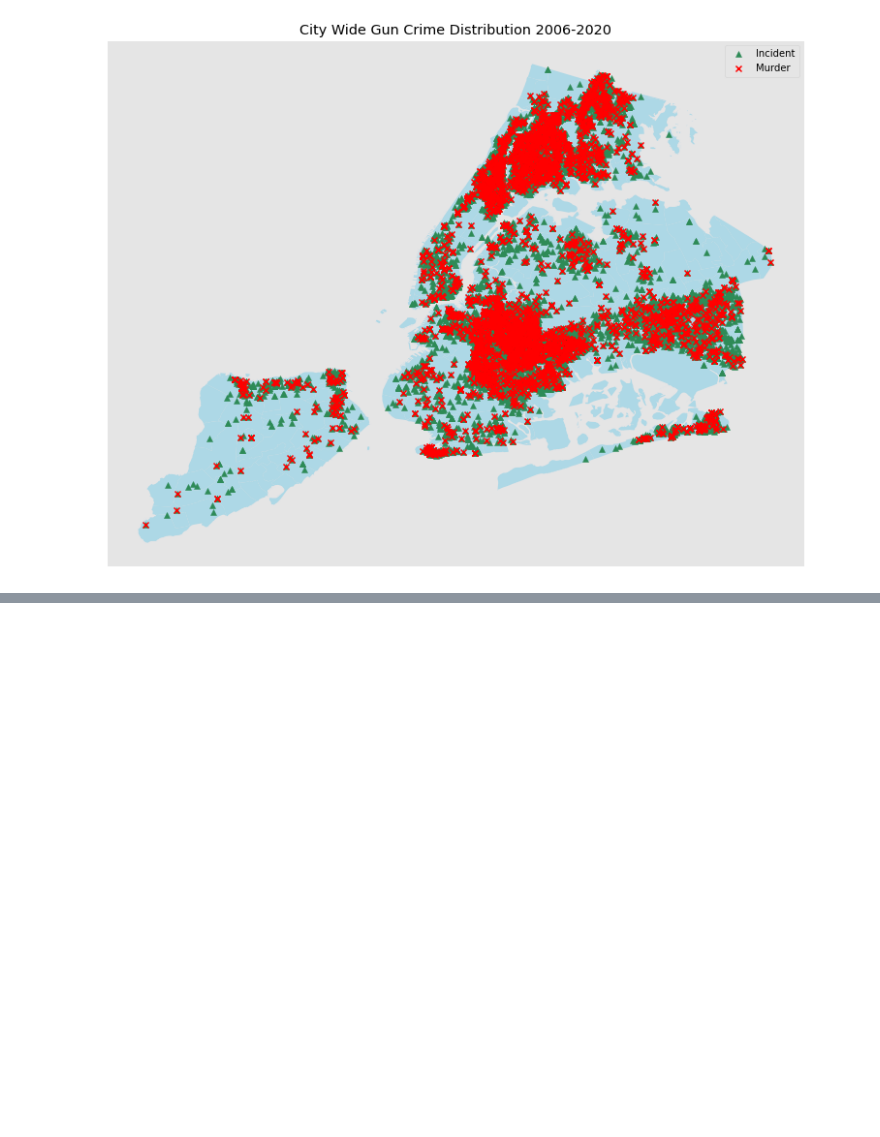
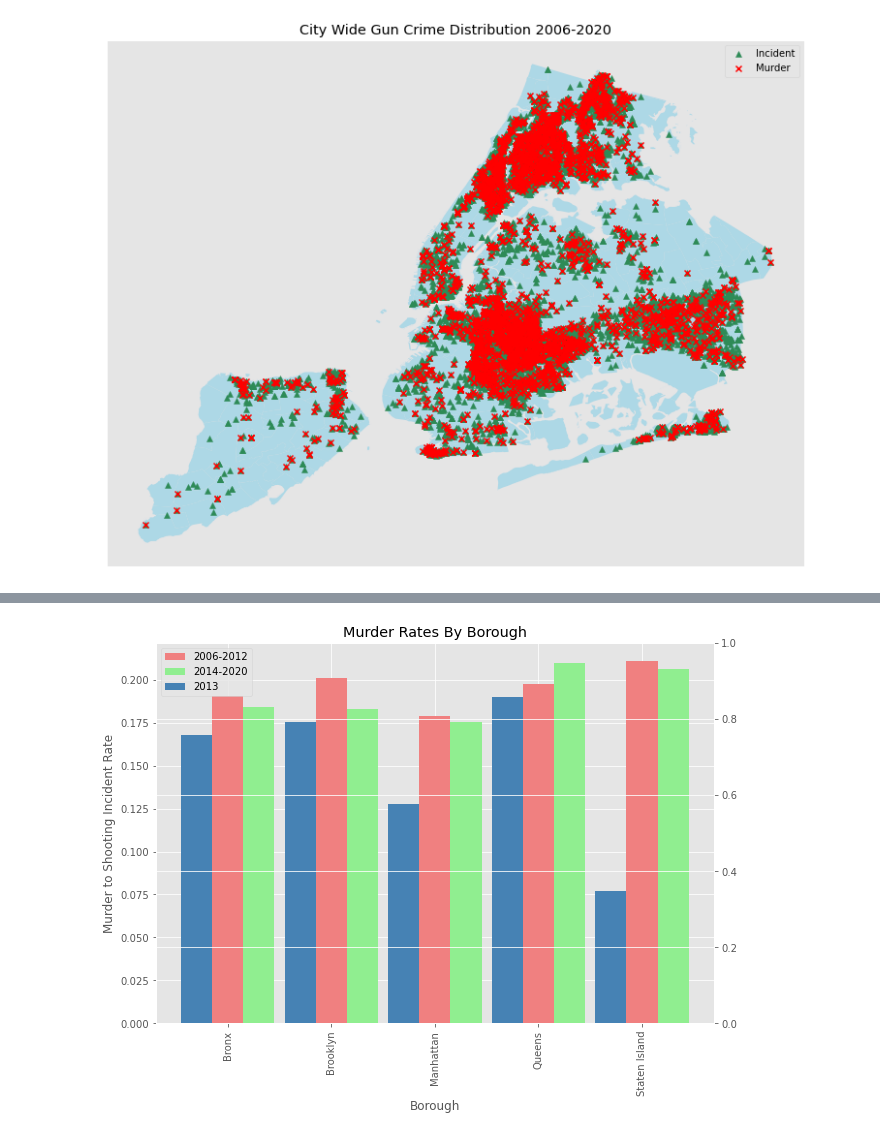
Before and after one commit to sashasabater/nyc-gun-violence, a Jupyter notebook: notebooks/nypd.ipynb, the cells around one changed output, grey strips where cells are left out. Cells and saved outputs as stored; diff of their text form; code cells hidden in the pictures; blank space fills up the shorter version.

```diff
--- a/notebooks/nypd.ipynb
+++ b/notebooks/nypd.ipynb
@@ -239,3 +244,24 @@ def dict_to_series(dct):
         idx.append(k)
         vals.append(v)
     out = pd.Series(vals, index=idx)
+    return out
+# %%
+#turning dicts to series for pandas dataframe with keys as index
+pre_2013 = dict_to_series(pre_boro_totals)
+post_2013 = dict_to_series(post_boro_totals)
+at_2013 = dict_to_series(stop_boro_totals)
+pre_2013_kills = dict_to_series(pre_kills)
+post_2013_kills = dict_to_series(post_kills)
+at_2013_kills = dict_to_series(at_kills)
+# %%
+#building dataframe for the two time periods
+time = pd.DataFrame(pre_2013, columns = ['pre_2013_total'])
+time ['post_2013_total'] = post_2013
+time['2013_total'] = at_2013
+time['pre_2013_kills'] = pre_2013_kills
+time['post_2013_kills'] = post_2013_kills
+time['2013_kills'] = at_2013_kills
+# %%
+time['pre_2013_rate'] = time['pre_2013_kills'] / time['pre_2013_total']
+time['post_2013_rate'] = time['post_2013_kills'] / time['post_2013_total']
+time['2013_rate'] = time['2013_kills'] / time['2013_total']
@@ -241,0 +277,16 @@ def dict_to_series(dct):
+# %%
+fig, ax = plt.subplots(figsize = (10, 7))
+x = np.arange(5)
+w = .3
+plt.xticks(x, time.index, rotation='vertical')
+pre_13 = ax.bar(x, time.pre_2013_rate, width=w,label = '2006-2012', color = 'lightcoral')
+ax2 = ax.twinx()
+post_2013 = ax.bar(x+w,time.post_2013_rate, width=w, color = 'lightgreen', label='2014-2020')
+at_2013 = ax.bar(x-w, time['2013_rate'], width=w, color= 'steelblue', label='2013')
+ax.legend()
+ax.set_title('Murder Rates By Borough')
+ax.set_xlabel ('Borough')
+ax.set_ylabel('Murder to Shooting Incident Rate')
+plt.savefig('../images/murder-rate-bar.png');
+# %% [output]
+[figure, added]
```
Also changed, not shown: parts of 10 cells of this notebook, 5 other files.
